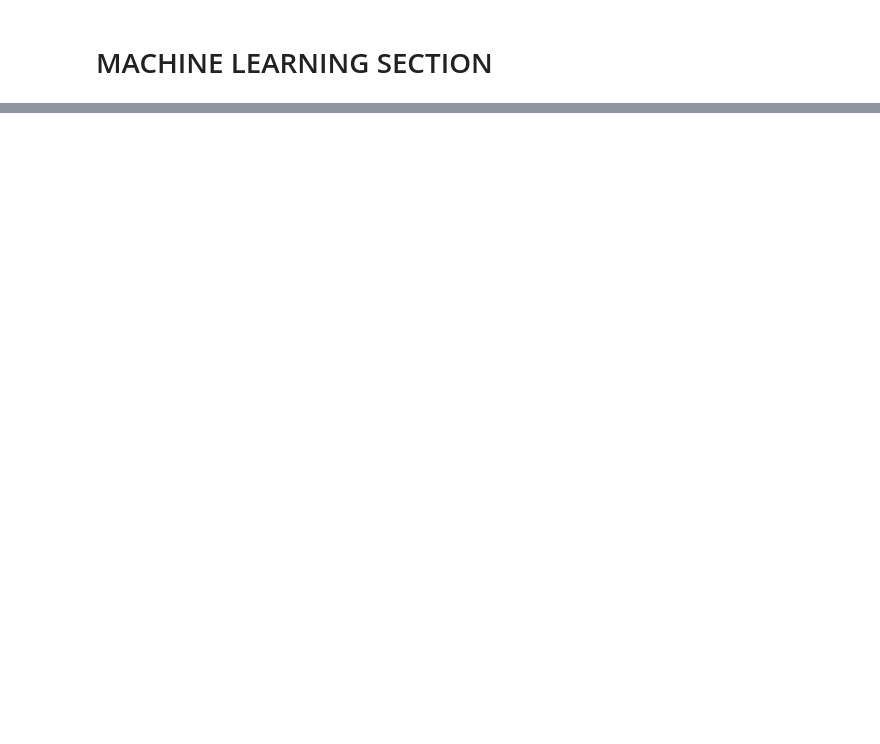
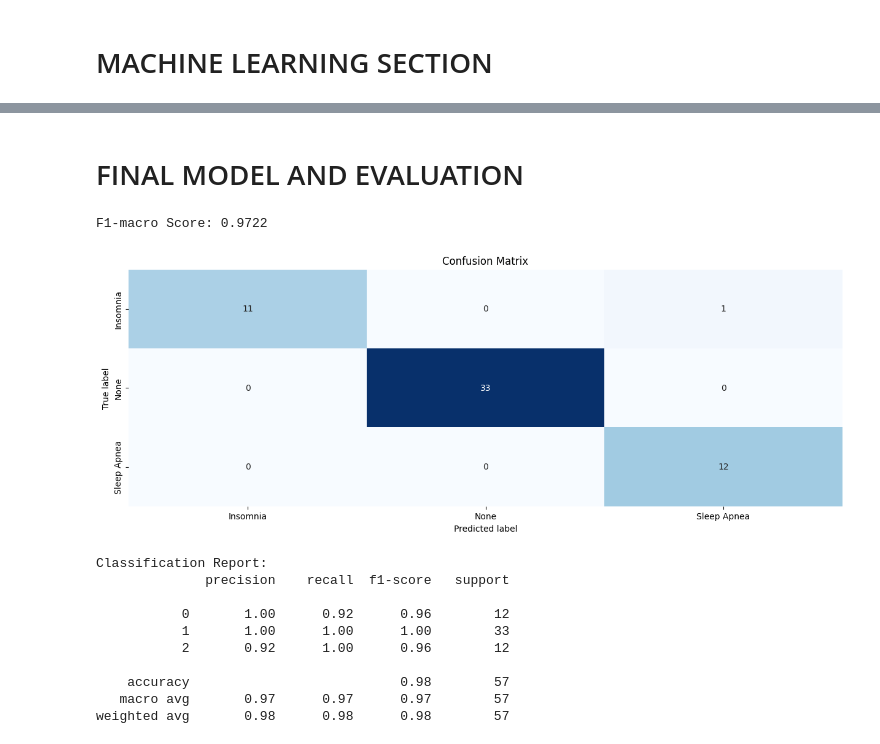
Before and after one commit to iamcbn/SleepDisorder, a Jupyter notebook: data/notebook.ipynb, the cells around one changed output, grey strips where cells are left out. Cells and saved outputs as stored; diff of their text form; code cells hidden in the pictures; blank space fills up the shorter version.

```diff
--- a/data/notebook.ipynb
+++ b/data/notebook.ipynb
@@ -603,33 +853,55 @@ display(Markdown("## RESULT:\n Since with or without RFE, the finetuned model pe
 # %%
 display(Markdown("# FINAL MODEL AND EVALUATION"))
 
 # Training the final model based on the best params
-final_model= SVC(**best_params1, decision_function_shape="ovo", probability=True)
+final_model= SVC(**best_params1, decision_function_shape="ovo", probability=True, random_state =42)
 final_model.fit(X_scaled_train, y_train)
 
 # Predicting unseen data for evaluation
-final_model_preds = final_model.predict(X_scaled_test)
-#final_model_probs = final_model.predict_proba(X_scaled_test)
+y_test_preds = final_model.predict(X_scaled_test)
+
 
 
 # Computing the f1 score
-f1 = metrics.f1_score(y_test, final_model_preds, average="macro")
+f1 = metrics.f1_score(y_test, y_test_preds, average="macro")
 print(f"F1-macro Score: {f1:.4f}\n")
 
 # Computing the confusion matix heatmap
-matrix = metrics.confusion_matrix(y_test, final_model_preds)
+matrix = metrics.confusion_matrix(y_test, y_test_preds)
 plt.figure(figsize= (15,5))
 class_labels = list(t_encoder.classes_)
 sns.heatmap(matrix, annot=True, fmt="d", cmap="Blues", cbar=False, xticklabels= class_labels, yticklabels= class_labels)
 plt.xlabel("Predicted label")
 plt.ylabel("True label")
 plt.title("Confusion Matrix")
 plt.show()
 
 # Computing the classification report
-report = metrics.classification_report(y_test, final_model_preds)
+report = metrics.classification_report(y_test, y_test_preds)
 print("\nClassification Report:")
 print(report)
+
+
+
+#------ GETTING TRAIN METRICS --------
+# Predicting unseen data for evaluation
+train_preds = final_model.predict(X_scaled_train)
+train_f1 = metrics.f1_score(y_train, train_preds, average="macro")
+train_matrix = metrics.confusion_matrix(y_train, train_preds)
+# %% [output]
+# FINAL MODEL AND EVALUATION
+F1-macro Score: 0.9722
+[figure, added]
+Classification Report:
+              precision    recall  f1-score   support
+
+           0       1.00      0.92      0.96        12
+           1       1.00      1.00      1.00        33
+           2       0.92      1.00      0.96        12
+
+    accuracy                           0.98        57
+   macro avg       0.97      0.97      0.97        57
+weighted avg       0.98      0.98      0.98        57
 # %%
 feature_names = X_train.columns
 class_names = t_encoder.inverse_transform(final_model.classes_)
```
Also changed, not shown: parts of 26 cells of this notebook, 24 other files.
